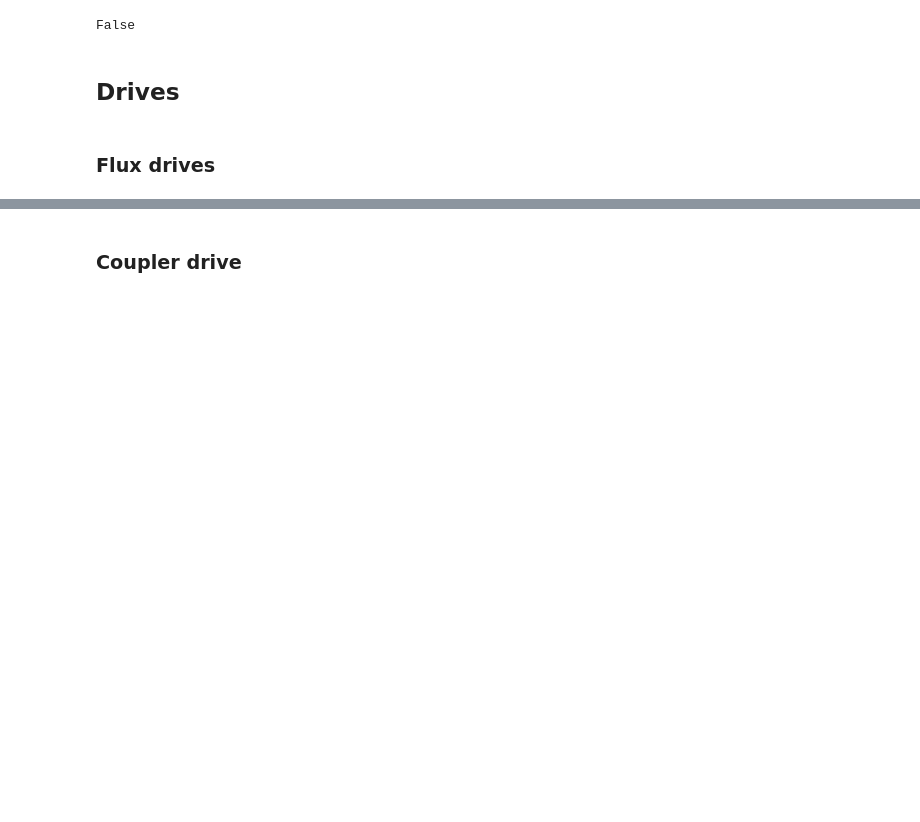
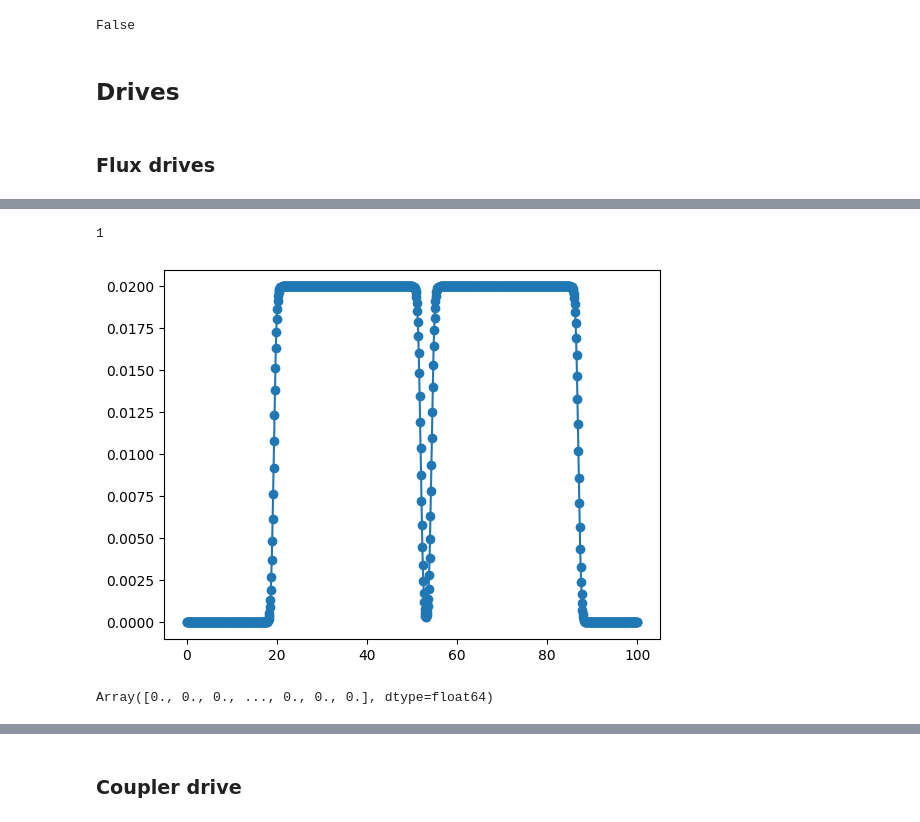
Before and after one commit to TheSQuaD-IQ/blueprint, a Jupyter notebook: notebooks/dynamiqs_simu_example.ipynb, the cells around one changed output, grey strips where cells are left out. Drawn from its saved outputs; the diff is of its cells as text; code cells hidden in the pictures; blank space fills up the shorter version.

```diff
--- a/notebooks/dynamiqs_simu_example.ipynb
+++ b/notebooks/dynamiqs_simu_example.ipynb
@@ -149,0 +243,18 @@ device["Q2"].drives["flux_Q2_cz_Q1_Q2"].set_params(
+# %%
+drives_list = []
+for coupling_label, coupling in device._couplings.items():
+    for prefactor, operator in coupling.get_drive_hamiltonian(decompose=True):
+        drives_list.append(jnp.array([prefactor(t=t) for t in times]))
+len(drives_list)
+# %% [output]
+1
+# %%
+plt.plot(times, drives_list[0], "-o")
+# plt.axhline(0.0, c="tab:gray")
+plt.show()
+# %% [output]
+[figure, added]
+# %%
+drives_list[0]
+# %% [output]
+Array([0., 0., 0., ..., 0., 0., 0.], dtype=float64)
```
Also changed, not shown: parts of 73 cells of this notebook, 2 other files.
